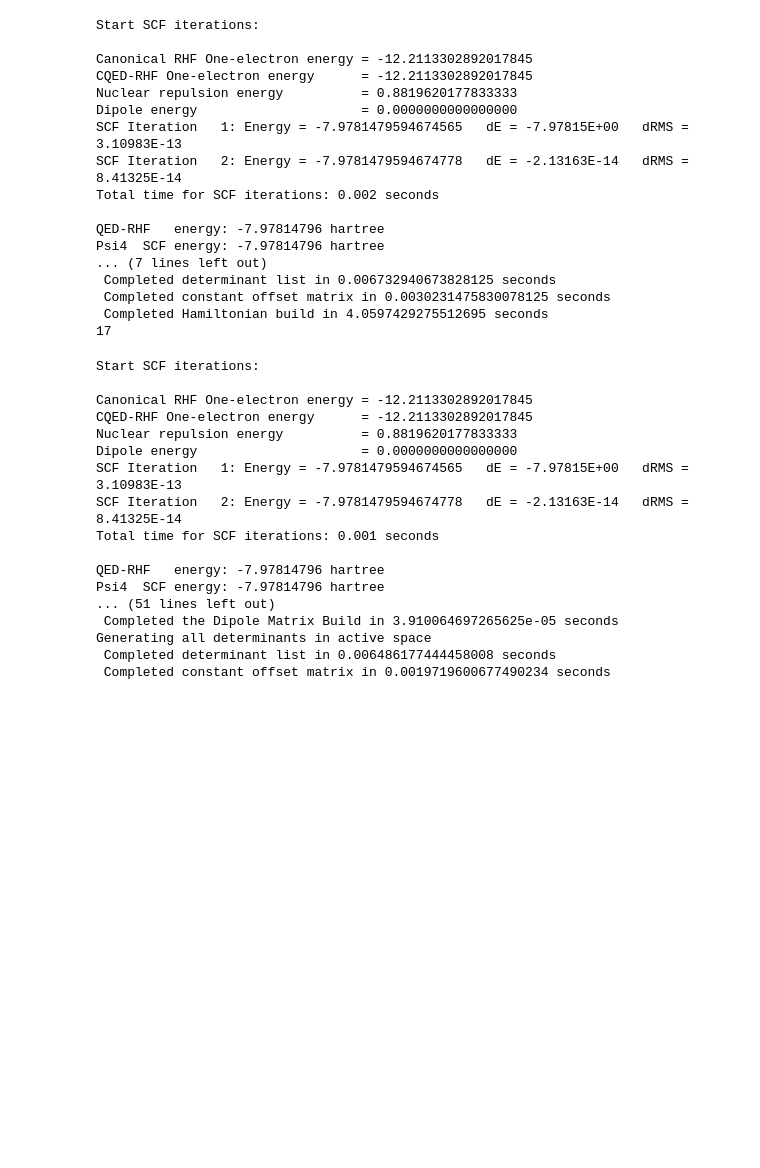
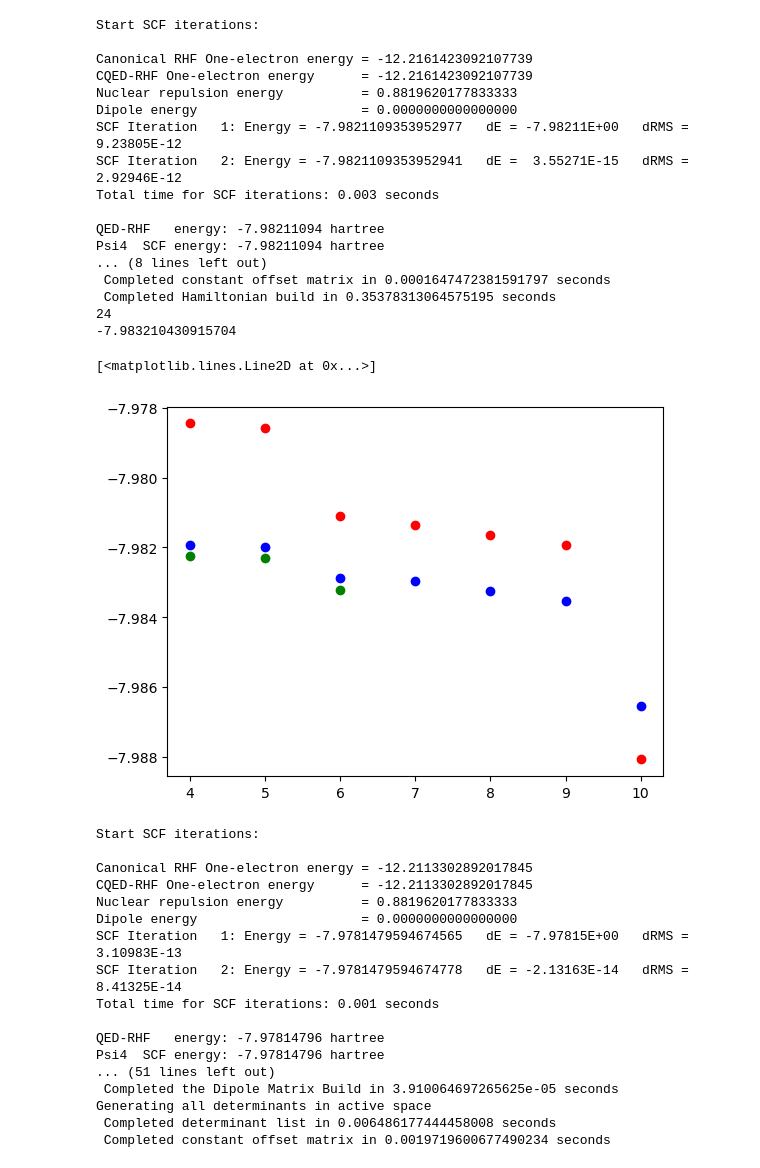
Before and after one commit to mapol-chem/qed-ci, a Jupyter notebook: src/examples/pCQED-LiH-r_1p8.ipynb, the cells around one changed output. Cells and saved outputs as stored; diff of their text form; code cells hidden in the pictures; blank space fills up the shorter version.

```diff
--- a/src/examples/pCQED-LiH-r_1p8.ipynb
+++ b/src/examples/pCQED-LiH-r_1p8.ipynb
@@ -16,7 +16,7 @@ symmetry c1
 """
 
 options_dict = {
-    "basis": "6-31G*",
+    "basis": "6-311G**",
     "scf_type": "pk",
     "e_convergence": 1e-10,
     "d_convergence": 1e-10,
@@ -29,7 +29,7 @@ cavity_dict = {
     'full_diagonalization' : True,
     'number_of_photons' : 0,
     'nact_els' : 4,
-    'nact_orbs' : 8
+    'nact_orbs' : 6
 }
 
 mol = psi4.geometry(mol_str)
@@ -50,25 +50,42 @@ print(test_pf.nmo)
 
 #assert np.isclose(fci_energy, test_pf.CIeigs[0], 1e-9)
 #print(fci_energy)
-#print(test_pf.CIeigs[0])
+print(test_pf.CIeigs[0])
 # %% [output]
 Start SCF iterations:
 
-Canonical RHF One-electron energy = -12.2113302892017845
-CQED-RHF One-electron energy      = -12.2113302892017845
+Canonical RHF One-electron energy = -12.2161423092107739
+CQED-RHF One-electron energy      = -12.2161423092107739
 Nuclear repulsion energy          = 0.8819620177833333
 Dipole energy                     = 0.0000000000000000
-SCF Iteration   1: Energy = -7.9781479594674565   dE = -7.97815E+00   dRMS = 3.10983E-13
-SCF Iteration   2: Energy = -7.9781479594674778   dE = -2.13163E-14   dRMS = 8.41325E-14
-Total time for SCF iterations: 0.002 seconds
+SCF Iteration   1: Energy = -7.9821109353952977   dE = -7.98211E+00   dRMS = 9.23805E-12
+SCF Iteration   2: Energy = -7.9821109353952941   dE =  3.55271E-15   dRMS = 2.92946E-12
+Total time for SCF iterations: 0.003 seconds
 
-QED-RHF   energy: -7.97814796 hartree
-Psi4  SCF energy: -7.97814796 hartree
-... (7 lines left out)
- Completed determinant list in 0.006732940673828125 seconds
- Completed constant offset matrix in 0.0030231475830078125 seconds
- Completed Hamiltonian build in 4.0597429275512695 seconds
-17
+QED-RHF   energy: -7.98211094 hartree
+Psi4  SCF energy: -7.98211094 hartree
+... (8 lines left out)
+ Completed constant offset matrix in 0.0001647472381591797 seconds
+ Completed Hamiltonian build in 0.35378313064575195 seconds
+24
+-7.983210430915704
+# %%
+n_act = [4,5,6,7,8,9,10]
+en = [-7.978452515572831,-7.9785743078660225,-7.981111350958631,-7.981346440563342,-7.981636784399326,
+     -7.981920181264183,-7.988070377253409]
+
+end = [-7.981935045207551,-7.981974014664961,-7.982881432325026,-7.982948679601316,-7.983243847852737,-7.983529760769239,-7.986551079054769]
+
+n_actdd = [4,5,6]
+endd = [-7.982256711468253, -7.982296786429204, -7.983210430915704]
+# %%
+from matplotlib import pyplot as plt
+plt.plot(n_act, en, 'ro')
+plt.plot(n_act, end, 'bo')
+plt.plot(n_actdd, endd, 'go')
+# %% [output]
+[<matplotlib.lines.Line2D at 0x...>]
+[figure, added]
 # %%
 lih_631gs = test_pf = PFHamiltonianGenerator(
     mol_str,
```
Also changed, not shown: 55 other files.
